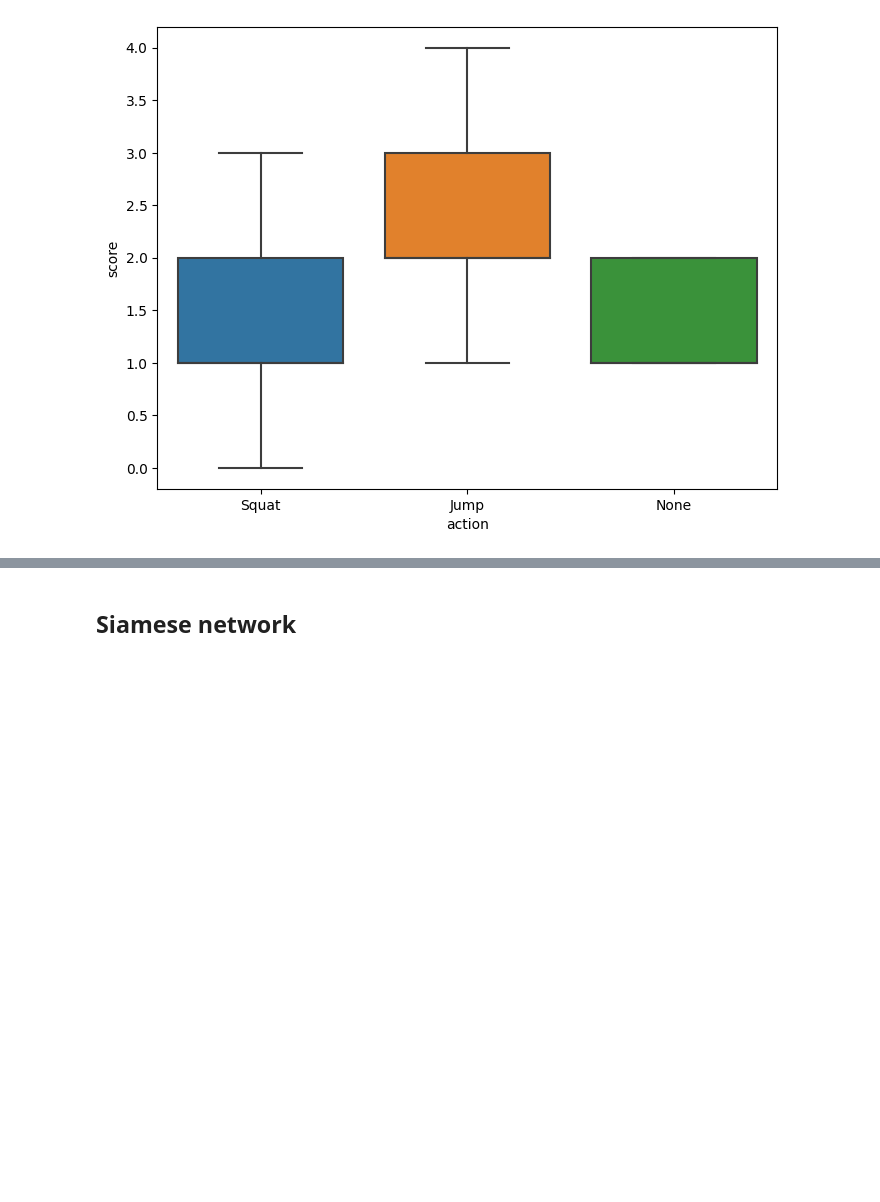
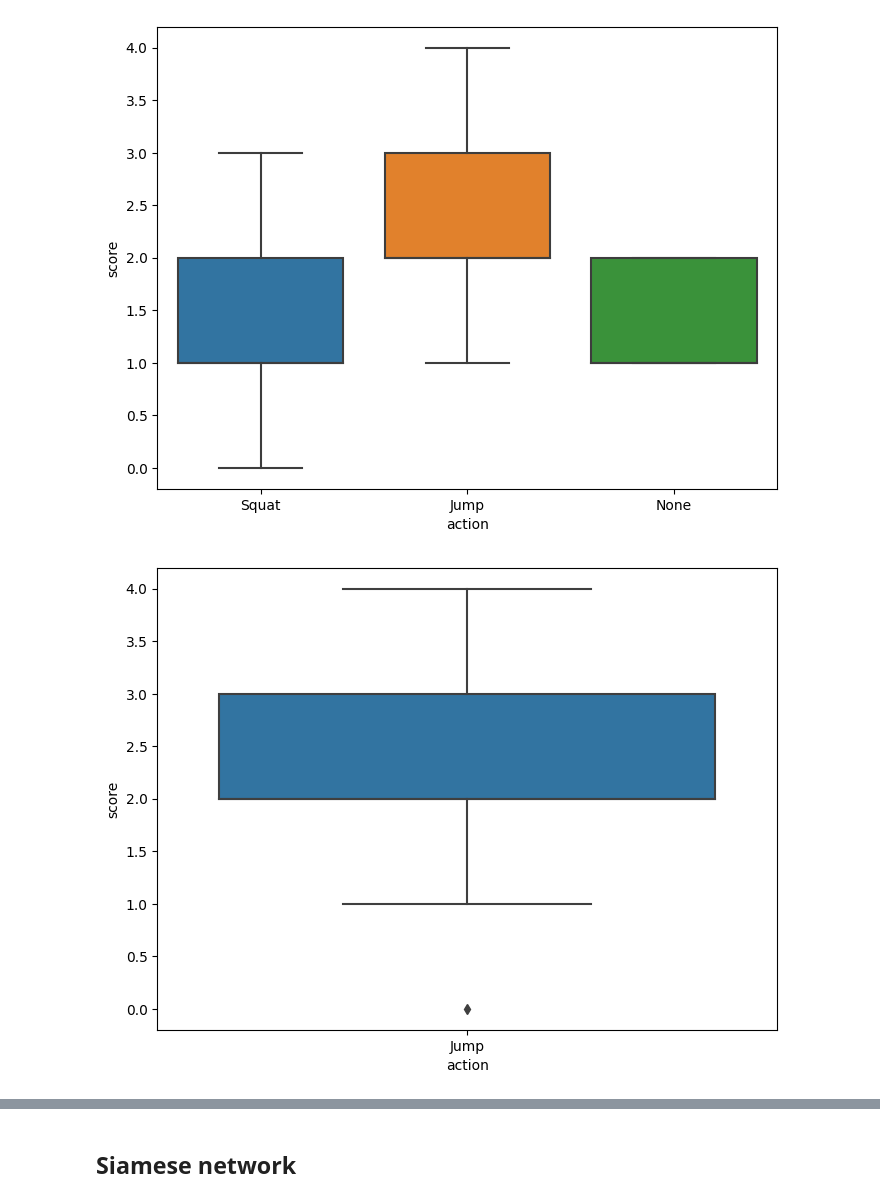
Before and after one commit to DhruvMehta-code/Pose-Estimation, a Jupyter notebook: pose.ipynb, the cells around one changed output, grey strips where cells are left out. Saved outputs shown, nothing was run; the diff lists cells and outputs as text; code cells hidden in the pictures; blank space fills up the shorter version.

```diff
--- a/pose.ipynb
+++ b/pose.ipynb
@@ -378,5 +426,11 @@ sns.boxplot(data=data, x='action', y='score')
 plt.show()
 # %% [output]
 [figure]
+# %%
+plt.figure(figsize=(8,6))
+sns.boxplot(data=df, x='action', y='score')
+plt.show()
+# %% [output]
+[figure, added]
 # %%
 label_encoder = preprocessing.LabelEncoder()
```
Also changed, not shown: parts of 47 cells of this notebook.
